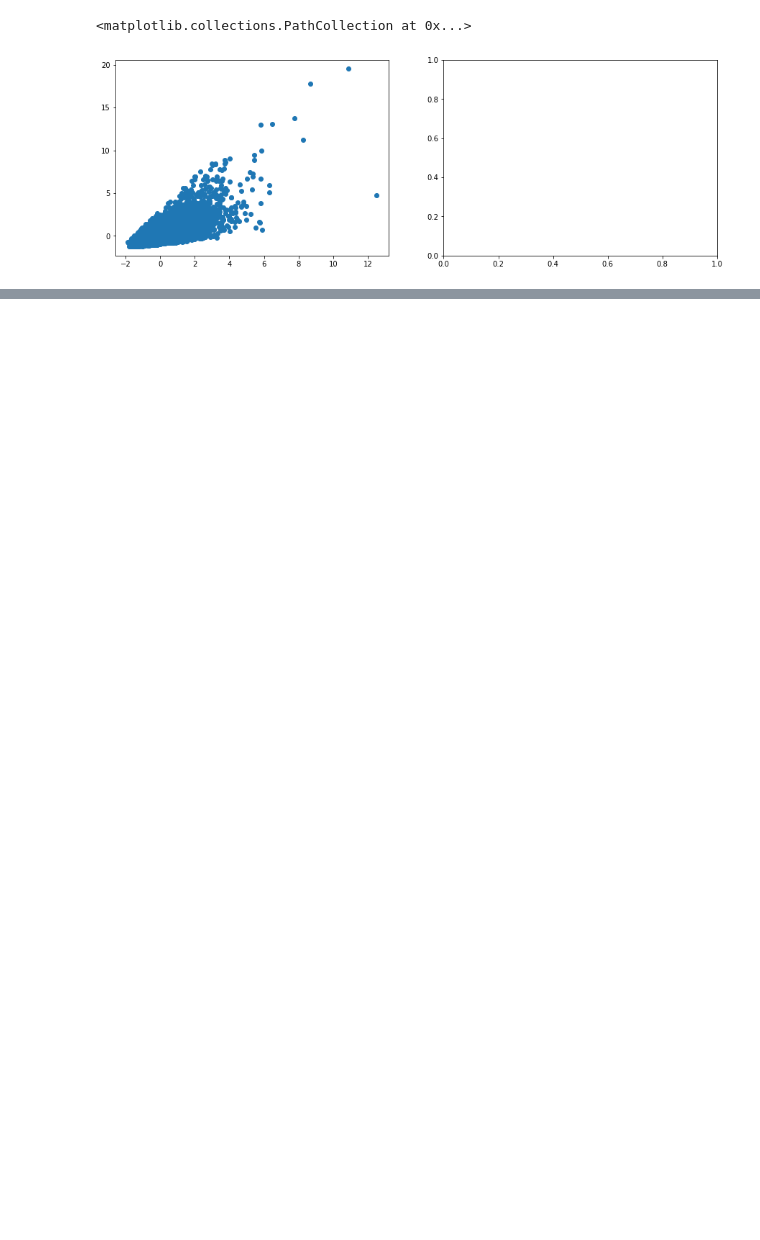
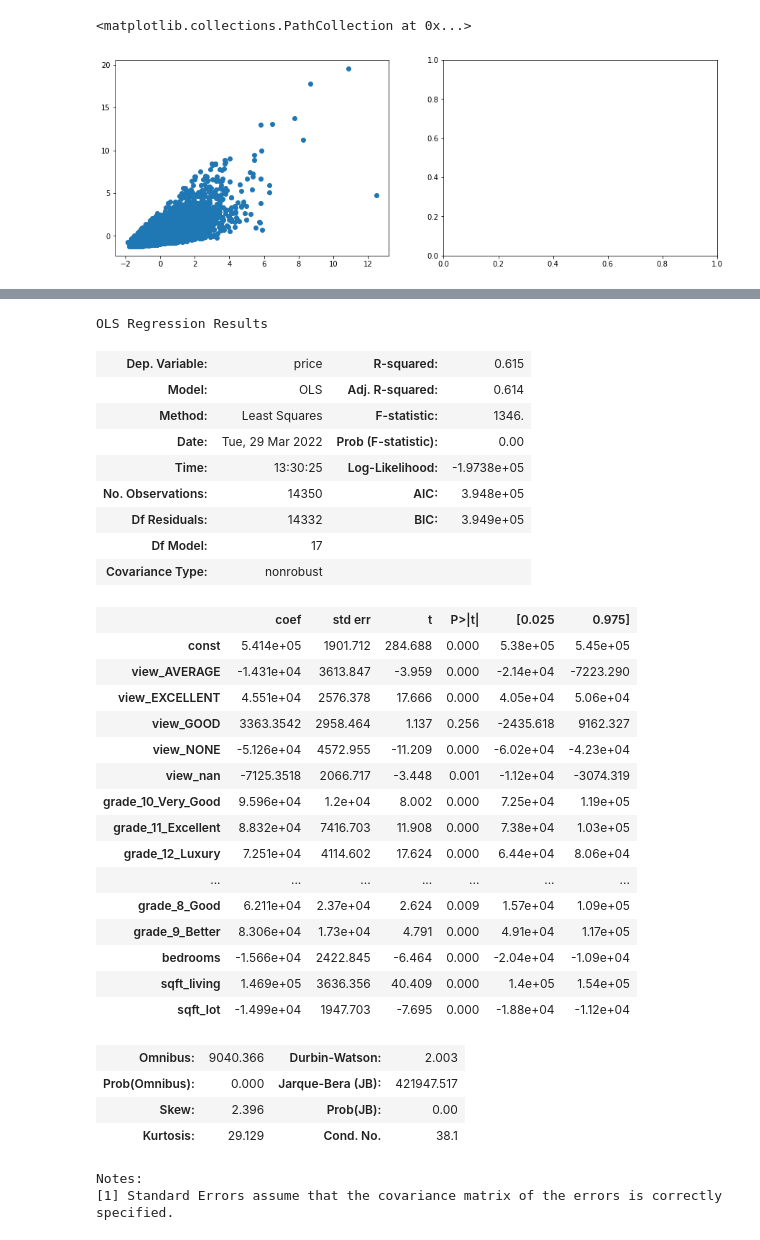
Before and after one commit to xiaohua-su/King_County_Real_Estate_Analysis, a Jupyter notebook: workspace_xiaohua/Untitled1.ipynb, the cells around one changed output, grey strips where cells are left out. Drawn from its saved outputs; the diff is of its cells as text; code cells hidden in the pictures; blank space fills up the shorter version.

```diff
--- a/workspace_xiaohua/Untitled1.ipynb
+++ b/workspace_xiaohua/Untitled1.ipynb
@@ -812,3 +814,41 @@ OLS Regression Results
 | Kurtosis: | 29.064 | Cond. No. | 42.0 |
 Notes:
 [1] Standard Errors assume that the covariance matrix of the errors is correctly specified.
+# %%
+no_zip_yr_built_bathrooms = no_y_train_df.drop(columns = ['zipcode', 'yr_built', 'bathrooms'])
+# %%
+all_var = sm.OLS(y_train, sm.add_constant(no_zip_yr_built_bathrooms)).fit()
+all_var.summary()
+# %% [output]
+OLS Regression Results
+| Dep. Variable: | price | R-squared: | 0.615 |
+| Model: | OLS | Adj. R-squared: | 0.614 |
+| Method: | Least Squares | F-statistic: | 1346. |
+| Date: | Tue, 29 Mar 2022 | Prob (F-statistic): | 0.00 |
+| Time: | 13:30:25 | Log-Likelihood: | -1.9738e+05 |
+| No. Observations: | 14350 | AIC: | 3.948e+05 |
+| Df Residuals: | 14332 | BIC: | 3.949e+05 |
+| Df Model: | 17 |  |  |
+| Covariance Type: | nonrobust |  |  |
+|  | coef | std err | t | P>|t| | [0.025 | 0.975] |
+| const | 5.414e+05 | 1901.712 | 284.688 | 0.000 | 5.38e+05 | 5.45e+05 |
+| view_AVERAGE | -1.431e+04 | 3613.847 | -3.959 | 0.000 | -2.14e+04 | -7223.290 |
+| view_EXCELLENT | 4.551e+04 | 2576.378 | 17.666 | 0.000 | 4.05e+04 | 5.06e+04 |
+| view_GOOD | 3363.3542 | 2958.464 | 1.137 | 0.256 | -2435.618 | 9162.327 |
+| view_NONE | -5.126e+04 | 4572.955 | -11.209 | 0.000 | -6.02e+04 | -4.23e+04 |
+| view_nan | -7125.3518 | 2066.717 | -3.448 | 0.001 | -1.12e+04 | -3074.319 |
+| grade_10_Very_Good | 9.596e+04 | 1.2e+04 | 8.002 | 0.000 | 7.25e+04 | 1.19e+05 |
+| grade_11_Excellent | 8.832e+04 | 7416.703 | 11.908 | 0.000 | 7.38e+04 | 1.03e+05 |
+| grade_12_Luxury | 7.251e+04 | 4114.602 | 17.624 | 0.000 | 6.44e+04 | 8.06e+04 |
+| ... | ... | ... | ... | ... | ... | ... |
+| grade_8_Good | 6.211e+04 | 2.37e+04 | 2.624 | 0.009 | 1.57e+04 | 1.09e+05 |
+| grade_9_Better | 8.306e+04 | 1.73e+04 | 4.791 | 0.000 | 4.91e+04 | 1.17e+05 |
+| bedrooms | -1.566e+04 | 2422.845 | -6.464 | 0.000 | -2.04e+04 | -1.09e+04 |
+| sqft_living | 1.469e+05 | 3636.356 | 40.409 | 0.000 | 1.4e+05 | 1.54e+05 |
+| sqft_lot | -1.499e+04 | 1947.703 | -7.695 | 0.000 | -1.88e+04 | -1.12e+04 |
+| Omnibus: | 9040.366 | Durbin-Watson: | 2.003 |
+| Prob(Omnibus): | 0.000 | Jarque-Bera (JB): | 421947.517 |
+| Skew: | 2.396 | Prob(JB): | 0.00 |
+| Kurtosis: | 29.129 | Cond. No. | 38.1 |
+Notes:
+[1] Standard Errors assume that the covariance matrix of the errors is correctly specified.
```
Also changed, not shown: parts of 12 cells of this notebook.
